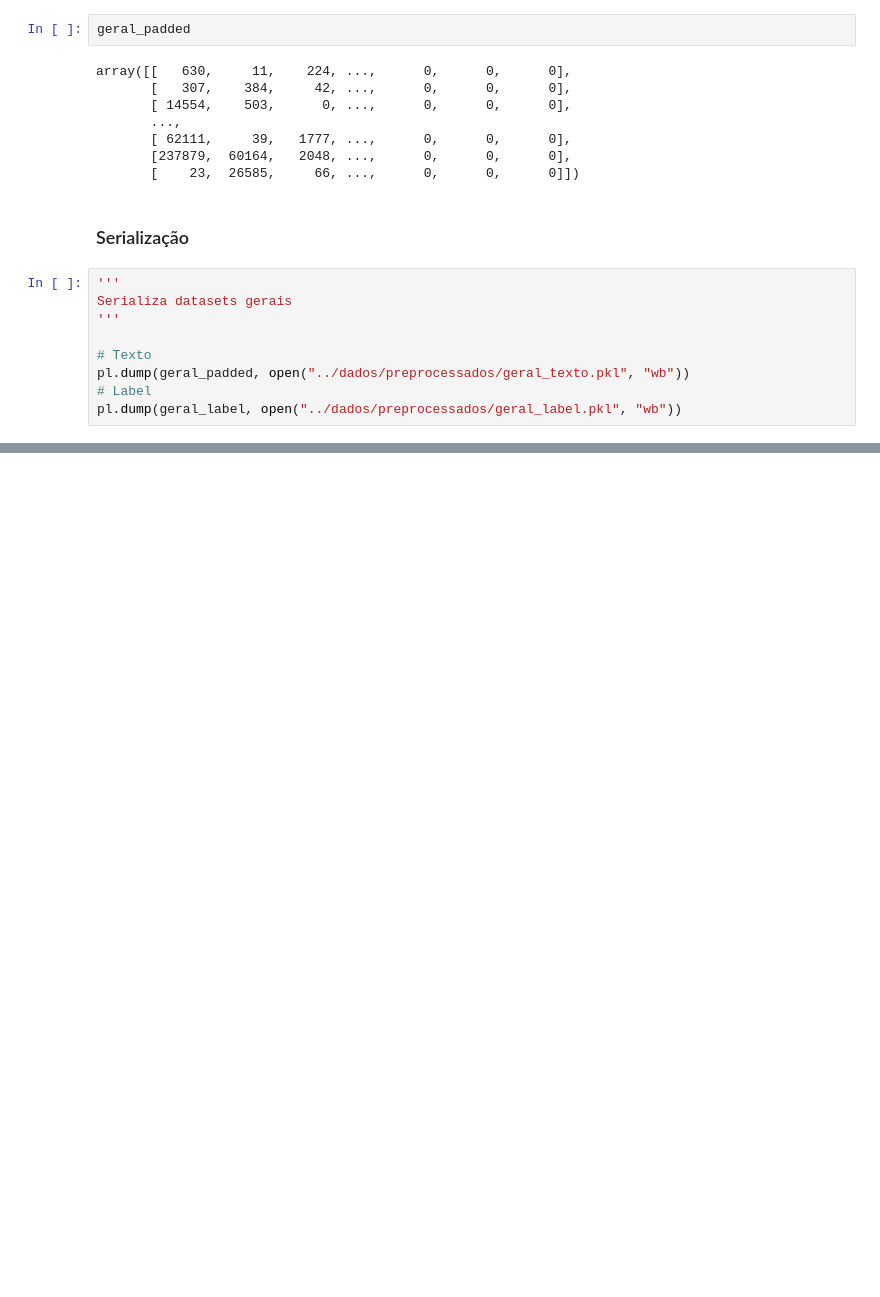
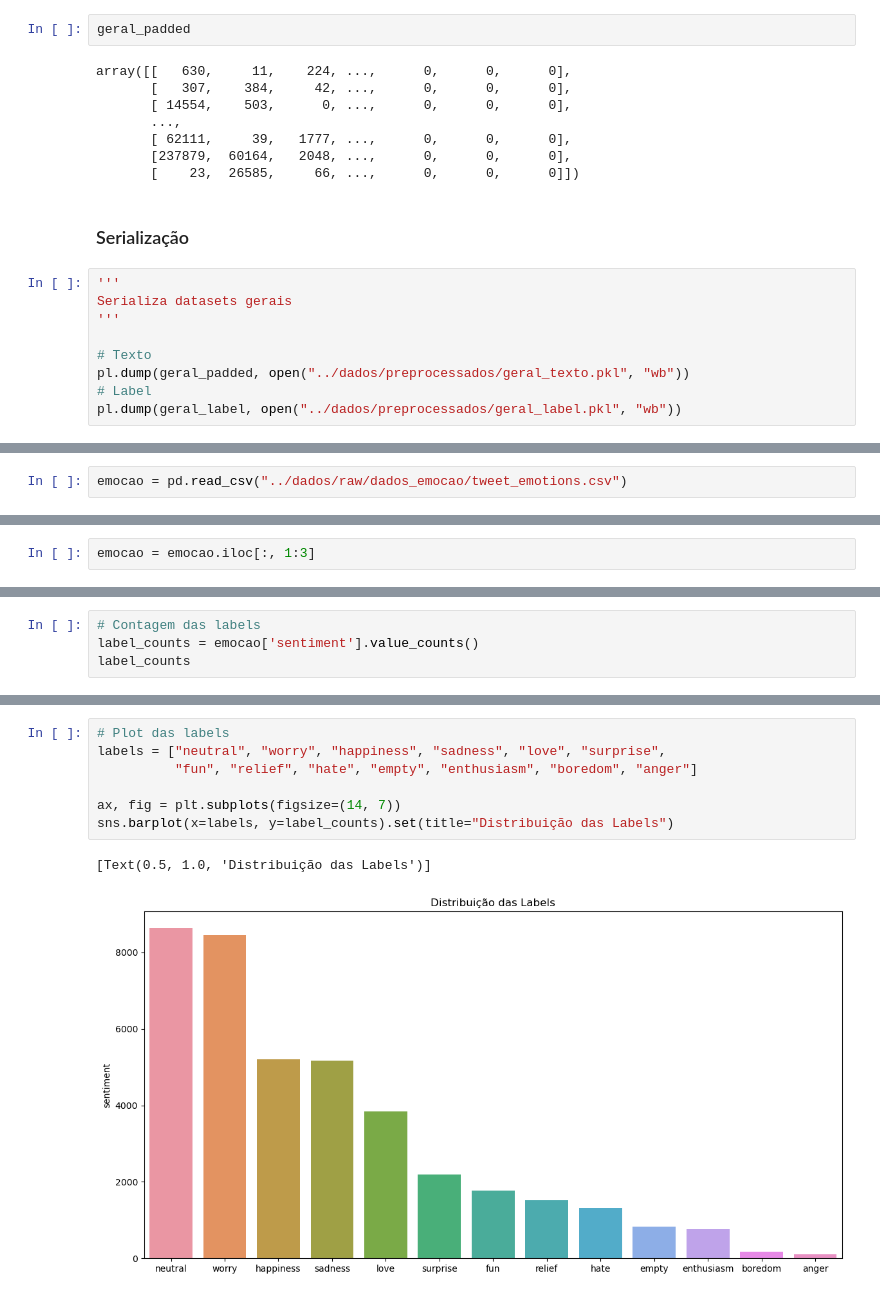
Before and after one commit to diasKayky/sent-ai-core, a Jupyter notebook: notebooks/1_Preprocessamento_de_Dados_EDA.ipynb, the cells around one changed output, grey strips where cells are left out. Cells and saved outputs as stored; diff of their text form; blank space fills up the shorter version.

```diff
--- a/notebooks/1_Preprocessamento_de_Dados_EDA.ipynb
+++ b/notebooks/1_Preprocessamento_de_Dados_EDA.ipynb
@@ -727,0 +732,2 @@ pl.dump(geral_label, open("../dados/preprocessados/geral_label.pkl", "wb"))
+# %%
+emocao = pd.read_csv("../dados/raw/dados_emocao/tweet_emotions.csv")
@@ -727,0 +736,2 @@ pl.dump(geral_label, open("../dados/preprocessados/geral_label.pkl", "wb"))
+# %%
+emocao = emocao.iloc[:, 1:3]
@@ -727,0 +756,4 @@ pl.dump(geral_label, open("../dados/preprocessados/geral_label.pkl", "wb"))
+# %%
+# Contagem das labels
+label_counts = emocao['sentiment'].value_counts()
+label_counts
@@ -727,0 +775,10 @@ pl.dump(geral_label, open("../dados/preprocessados/geral_label.pkl", "wb"))
+# %%
+# Plot das labels
+labels = ["neutral", "worry", "happiness", "sadness", "love", "surprise",
+          "fun", "relief", "hate", "empty", "enthusiasm", "boredom", "anger"]
+
+ax, fig = plt.subplots(figsize=(14, 7))
+sns.barplot(x=labels, y=label_counts).set(title="Distribuição das Labels")
+# %% [output]
+[Text(0.5, 1.0, 'Distribuição das Labels')]
+[figure, added]
```
Also changed, not shown: parts of 21 cells of this notebook, 1 other file.
